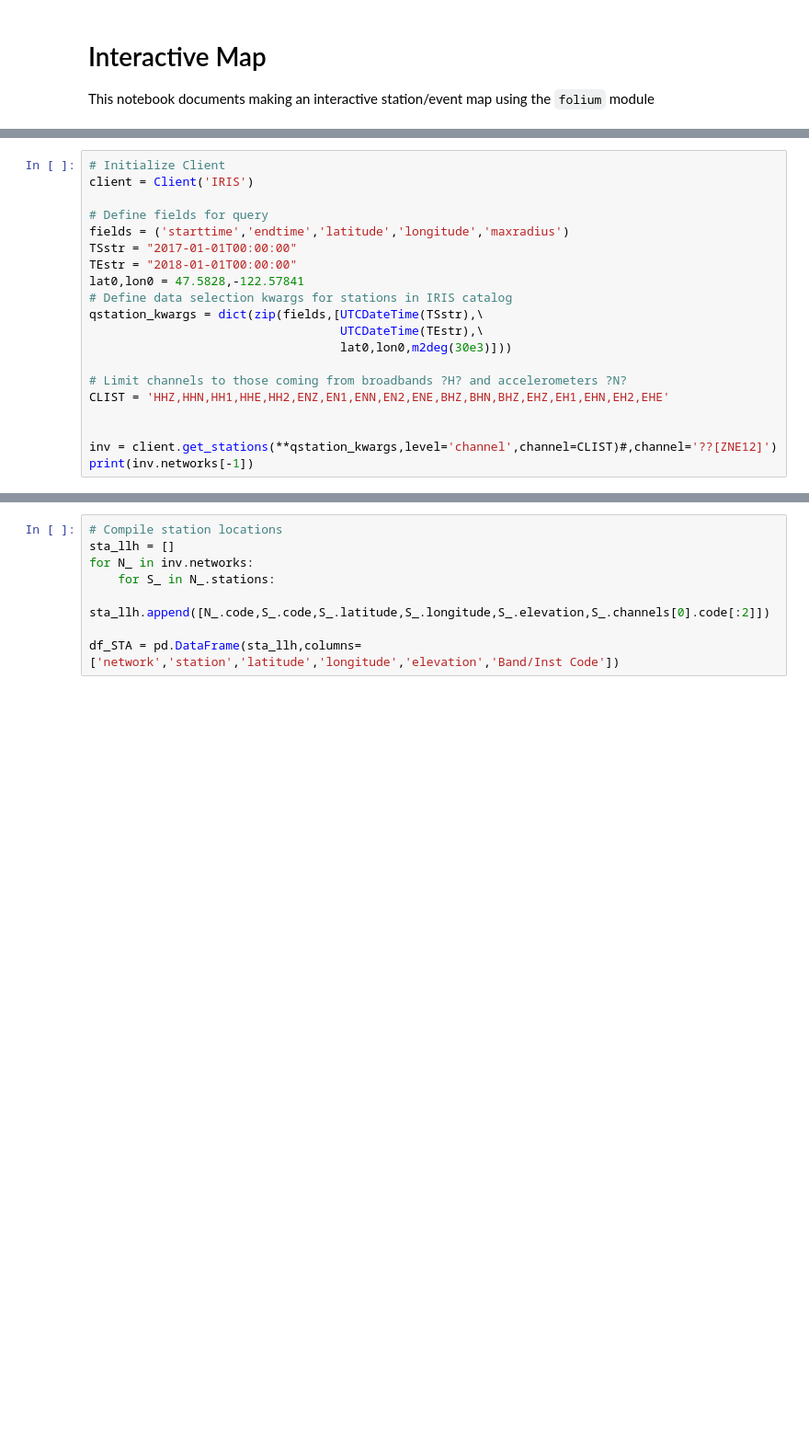
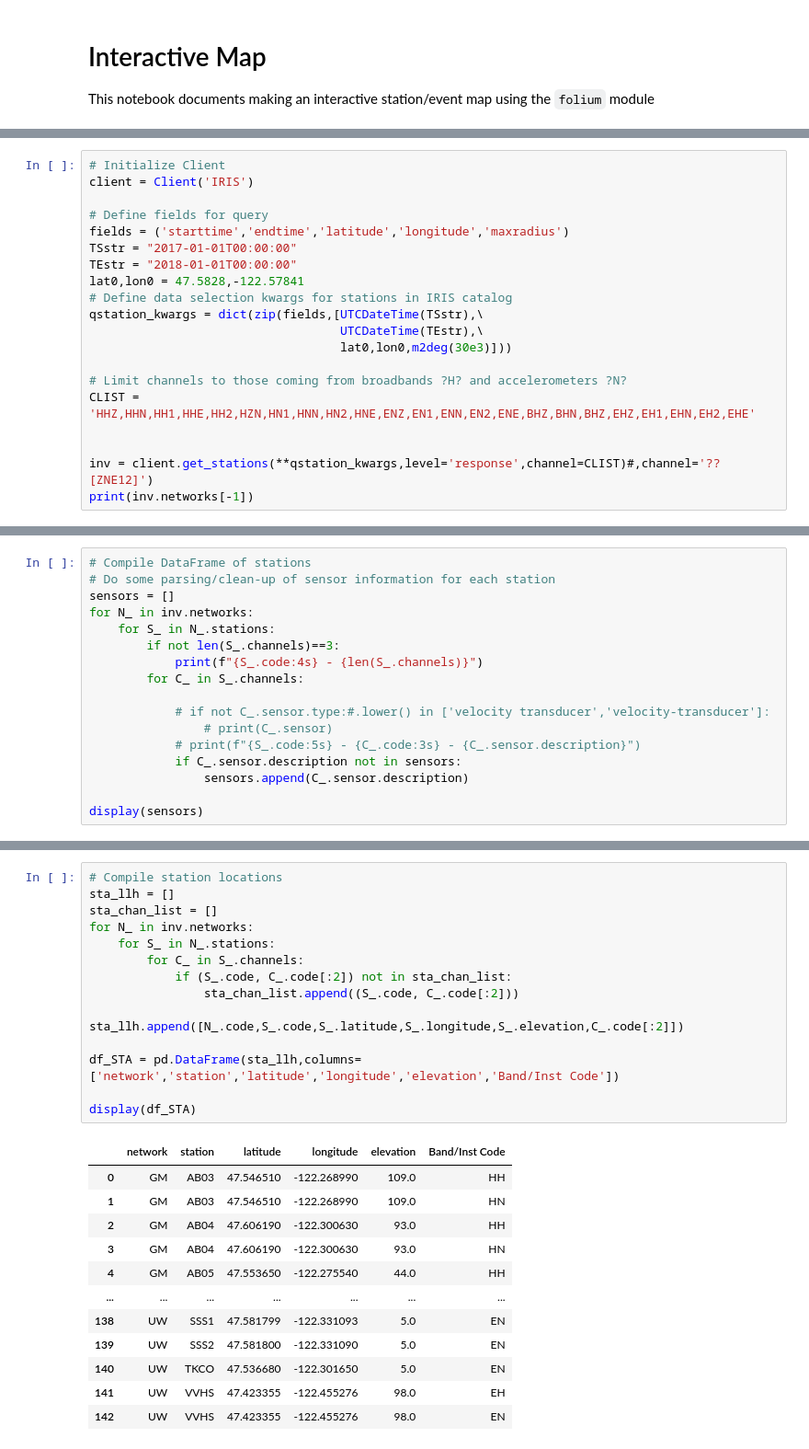
Before and after one commit to pnsn/Sci-Prod-ML, a Jupyter notebook: visualizations/interactive_map.ipynb, the cells around one changed output, grey strips where cells are left out. Shown at 92% size. Saved outputs shown, nothing was run; the diff lists cells and outputs as text; blank space fills up the shorter version.

```diff
--- a/visualizations/interactive_map.ipynb
+++ b/visualizations/interactive_map.ipynb
@@ -29,10 +27,10 @@ qstation_kwargs = dict(zip(fields,[UTCDateTime(TSstr),\
                                    lat0,lon0,m2deg(30e3)]))
 
 # Limit channels to those coming from broadbands ?H? and accelerometers ?N?
-CLIST = 'HHZ,HHN,HH1,HHE,HH2,ENZ,EN1,ENN,EN2,ENE,BHZ,BHN,BHZ,EHZ,EH1,EHN,EH2,EHE'
+CLIST = 'HHZ,HHN,HH1,HHE,HH2,HZN,HN1,HNN,HN2,HNE,ENZ,EN1,ENN,EN2,ENE,BHZ,BHN,BHZ,EHZ,EH1,EHN,EH2,EHE'
 
 
-inv = client.get_stations(**qstation_kwargs,level='channel',channel=CLIST)#,channel='??[ZNE12]')
+inv = client.get_stations(**qstation_kwargs,level='response',channel=CLIST)#,channel='??[ZNE12]')
 print(inv.networks[-1])
 # %% [output]
 Network UW (Pacific Northwest Seismic Network (PNSN))
@@ -54,0 +53,17 @@ Network UW (Pacific Northwest Seismic Network (PNSN))
+# %%
+# Compile DataFrame of stations
+# Do some parsing/clean-up of sensor information for each station
+sensors = []
+for N_ in inv.networks:
+    for S_ in N_.stations:
+        if not len(S_.channels)==3:
+            print(f"{S_.code:4s} - {len(S_.channels)}")
+        for C_ in S_.channels:
+
+            # if not C_.sensor.type:#.lower() in ['velocity transducer','velocity-transducer']:
+                # print(C_.sensor)
+            # print(f"{S_.code:5s} - {C_.code:3s} - {C_.sensor.description}")
+            if C_.sensor.description not in sensors:
+                sensors.append(C_.sensor.description)
+
+display(sensors)
@@ -108,8 +163,27 @@ display(df_EVE)
 # %%
 # Compile station locations
 sta_llh = []
+sta_chan_list = []
 for N_ in inv.networks:
     for S_ in N_.stations:
-        sta_llh.append([N_.code,S_.code,S_.latitude,S_.longitude,S_.elevation,S_.channels[0].code[:2]])
+        for C_ in S_.channels:
+            if (S_.code, C_.code[:2]) not in sta_chan_list:
+                sta_chan_list.append((S_.code, C_.code[:2]))
+                sta_llh.append([N_.code,S_.code,S_.latitude,S_.longitude,S_.elevation,C_.code[:2]])
 
 df_STA = pd.DataFrame(sta_llh,columns=['network','station','latitude','longitude','elevation','Band/Inst Code'])
+
+display(df_STA)
+# %% [output]
+|  | network | station | latitude | longitude | elevation | Band/Inst Code |
+| 0 | GM | AB03 | 47.546510 | -122.268990 | 109.0 | HH |
+| 1 | GM | AB03 | 47.546510 | -122.268990 | 109.0 | HN |
+| 2 | GM | AB04 | 47.606190 | -122.300630 | 93.0 | HH |
+| 3 | GM | AB04 | 47.606190 | -122.300630 | 93.0 | HN |
+| 4 | GM | AB05 | 47.553650 | -122.275540 | 44.0 | HH |
+| ... | ... | ... | ... | ... | ... | ... |
+| 138 | UW | SSS1 | 47.581799 | -122.331093 | 5.0 | EN |
+| 139 | UW | SSS2 | 47.581800 | -122.331090 | 5.0 | EN |
+| 140 | UW | TKCO | 47.536680 | -122.301650 | 5.0 | EN |
+| 141 | UW | VVHS | 47.423355 | -122.455276 | 98.0 | EH |
+| 142 | UW | VVHS | 47.423355 | -122.455276 | 98.0 | EN |
```
Also changed, not shown: parts of 11 cells of this notebook, 1 other file.
